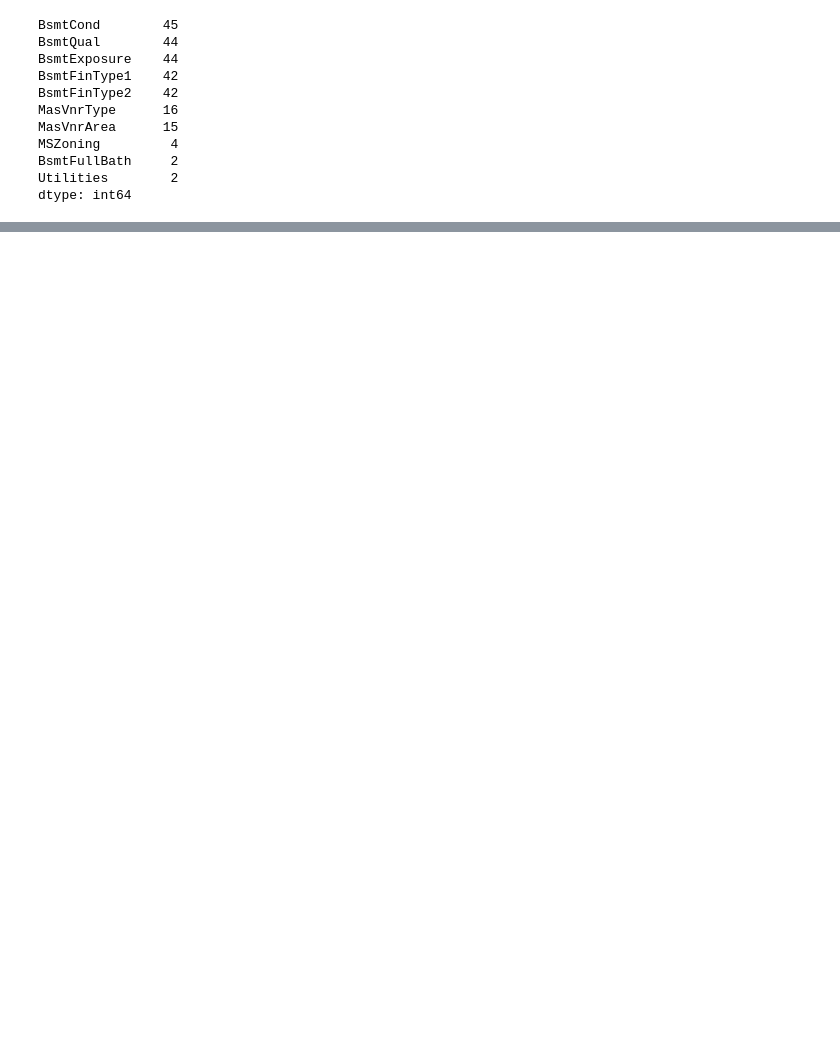
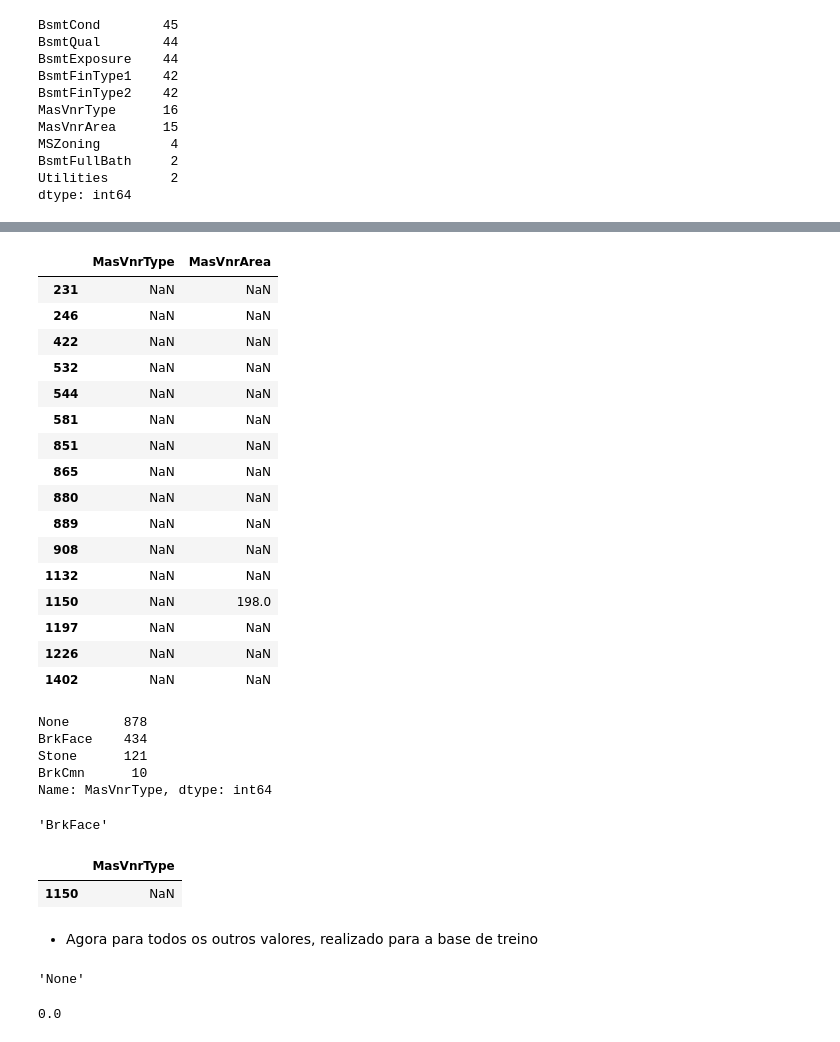
Before and after one commit to pedro-hnrq/House-Price, a Jupyter notebook: Limpeza_dos_Dados.ipynb, the cells around one changed output, grey strips where cells are left out. Drawn from its saved outputs; the diff is of its cells as text; code cells hidden in the pictures; blank space fills up the shorter version.

Commit message:
feat: BsmtExposure, IBsmtCond, MasVnrType, MasVnrArea and Electrical system

```diff
--- a/Limpeza_dos_Dados.ipynb
+++ b/Limpeza_dos_Dados.ipynb
@@ -540,0 +689,6 @@ dtype: int64
+# %%
+# Substituindo por 0 as colunas numéricas das casas que não possuem porão
+test.loc[test.BsmtQual.isnull(),['BsmtFinSF1','BsmtFinSF2','BsmtUnfSF','TotalBsmtSF','BsmtFullBath','BsmtHalfBath']] = 0
+# %%
+# E por -1 as colunas de texto dessas casas
+test.loc[test.BsmtQual.isnull(),['BsmtQual','BsmtCond','BsmtExposure','BsmtFinType1','BsmtFinType2']] = -1
@@ -540,0 +737,3 @@ dtype: int64
+# %%
+# Podemos usar a moda para substituir o valor
+test.loc[test.BsmtCond.isnull(),'BsmtCond'] = test.BsmtCond.mode()[0]
@@ -540,0 +756,3 @@ dtype: int64
+# %%
+# Trocando pelo valor mais frequente
+test.loc[test.BsmtExposure.isnull(),'BsmtExposure'] = test.BsmtExposure.mode()[0]
@@ -540,0 +878,40 @@ dtype: int64
+# %%
+# Visualizando os valores vazios
+test.loc[test.MasVnrType.isnull(),['MasVnrType','MasVnrArea']]
+# %% [output]
+|  | MasVnrType | MasVnrArea |
+| 231 | NaN | NaN |
+| 246 | NaN | NaN |
+| 422 | NaN | NaN |
+| 532 | NaN | NaN |
+| 544 | NaN | NaN |
+| 581 | NaN | NaN |
+| 851 | NaN | NaN |
+| 865 | NaN | NaN |
+| 880 | NaN | NaN |
+| 889 | NaN | NaN |
+| 908 | NaN | NaN |
+| 1132 | NaN | NaN |
+| 1150 | NaN | 198.0 |
+| 1197 | NaN | NaN |
+| 1226 | NaN | NaN |
+| 1402 | NaN | NaN |
+# %%
+# Os valores mais frequentes de MasVnrType
+test.MasVnrType.value_counts()
+# %% [output]
+None       878
+BrkFace    434
+Stone      121
+BrkCmn      10
+Name: MasVnrType, dtype: int64
+# %%
+# Selecionando da base valores que MasVnrArea não é zero
+test[test.MasVnrArea > 0].MasVnrType.mode()[0]
+# %% [output]
+'BrkFace'
+# %%
+test.loc[(test.MasVnrType.isnull()) & (test.MasVnrArea > 0),['MasVnrType']]
+# %% [output]
+|  | MasVnrType |
+| 1150 | NaN |
@@ -540,0 +921,14 @@ dtype: int64
+# %% [markdown]
+
+
+*   Agora para todos os outros valores, realizado para a base de treino
+# %%
+# MasVnrType
+train.MasVnrType.mode()[0]
+# %% [output]
+'None'
+# %%
+# MasVnrArea
+train.MasVnrArea.mode()[0]
+# %% [output]
+0.0
```
Also changed, not shown: parts of 66 cells of this notebook.
